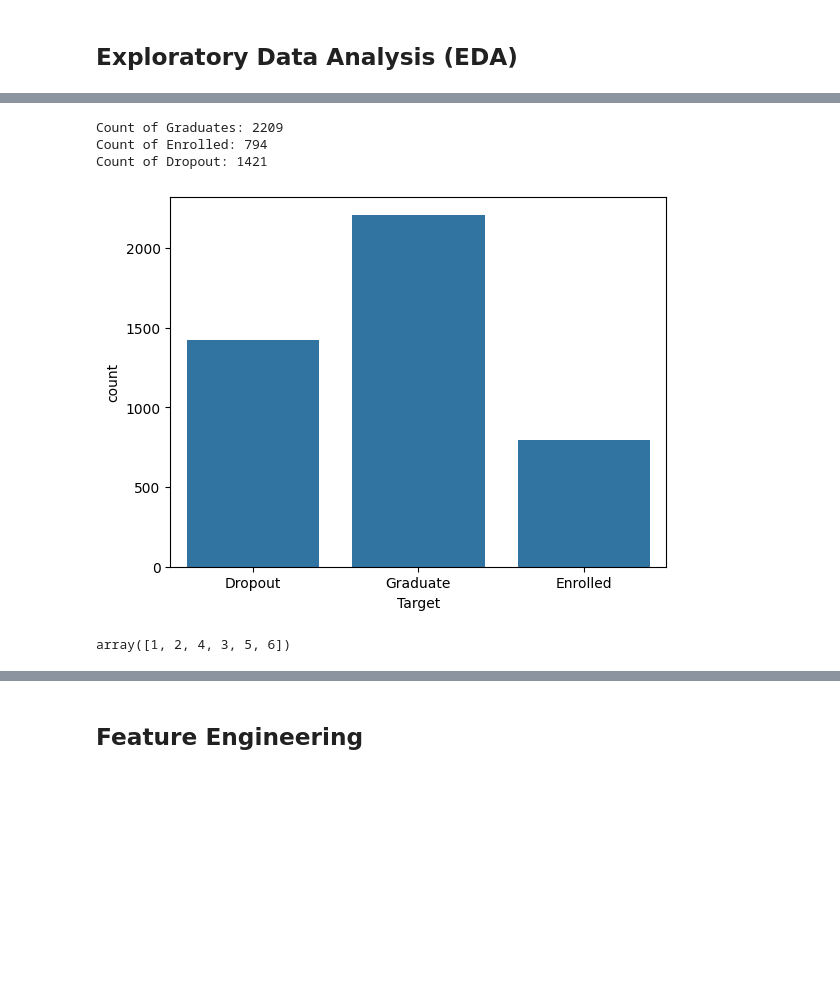
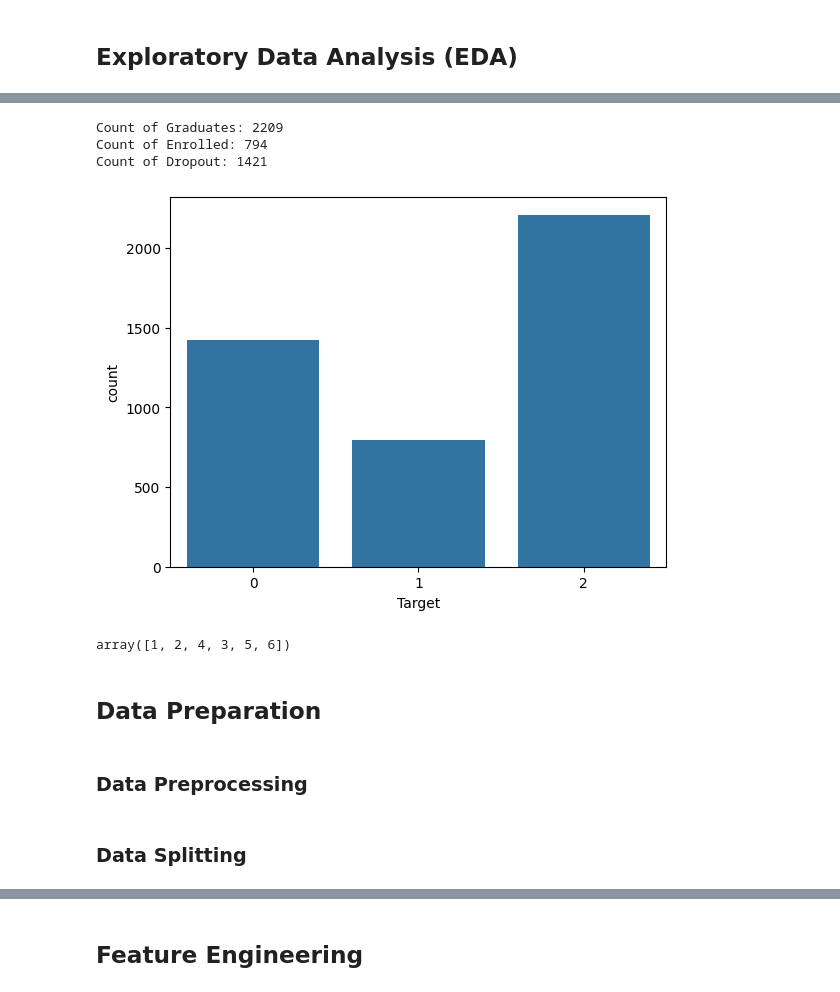
Before and after one commit to evaktar/AIandML, a Jupyter notebook: assessment.ipynb, the cells around one changed output, grey strips where cells are left out. Drawn from its saved outputs; the diff is of its cells as text; code cells hidden in the pictures; blank space fills up the shorter version.

```diff
--- a/assessment.ipynb
+++ b/assessment.ipynb
@@ -319,7 +75,7 @@ No missing codes for, Marital status, Application mode, Previous qualification,
 # %% [markdown]
 ## Exploratory Data Analysis (EDA)
 # %%
-# Descriptive Statistics - Include categorical columns
-df_eda = df_preprocessed.copy(deep=True)
-df.describe(include='all').T
+df_eda = df.copy(deep=True)
+# Descriptive Statistics
+df_eda.describe().T
 # %% [output]
@@ -343,17 +99,17 @@ df.describe(include='all').T
 # %%
 # Barplot of target veriable class count
-sns.countplot(data=df, x='Target')
+sns.countplot(data=df_eda, x='Target')
 
 # Target class counts displayed
-grad_count = df['Target'].value_counts().get('Graduate', 0)
-enrol_count = df['Target'].value_counts().get('Enrolled', 0)
-dropout_count = df['Target'].value_counts().get('Dropout', 0)
+grad_count = df_eda['Target'].value_counts().get(2)
+enrol_count = df_eda['Target'].value_counts().get(1)
+dropout_count = df_eda['Target'].value_counts().get(0)
 print(f'''Count of Graduates: {grad_count}
 Count of Enrolled: {enrol_count}
 Count of Dropout: {dropout_count}''')
 # %% [output]
 Count of Graduates: 2209
 Count of Enrolled: 794
 Count of Dropout: 1421
-[figure, old version]
+[figure, new version]
 # %%
@@ -361,2 +117,8 @@ df['Marital status'].unique()
 # %% [output]
 array([1, 2, 4, 3, 5, 6])
+# %% [markdown]
+## Data Preparation
+# %% [markdown]
+### Data Preprocessing
+# %% [markdown]
+### Data Splitting
```
Also changed, not shown: parts of 28 cells of this notebook.
